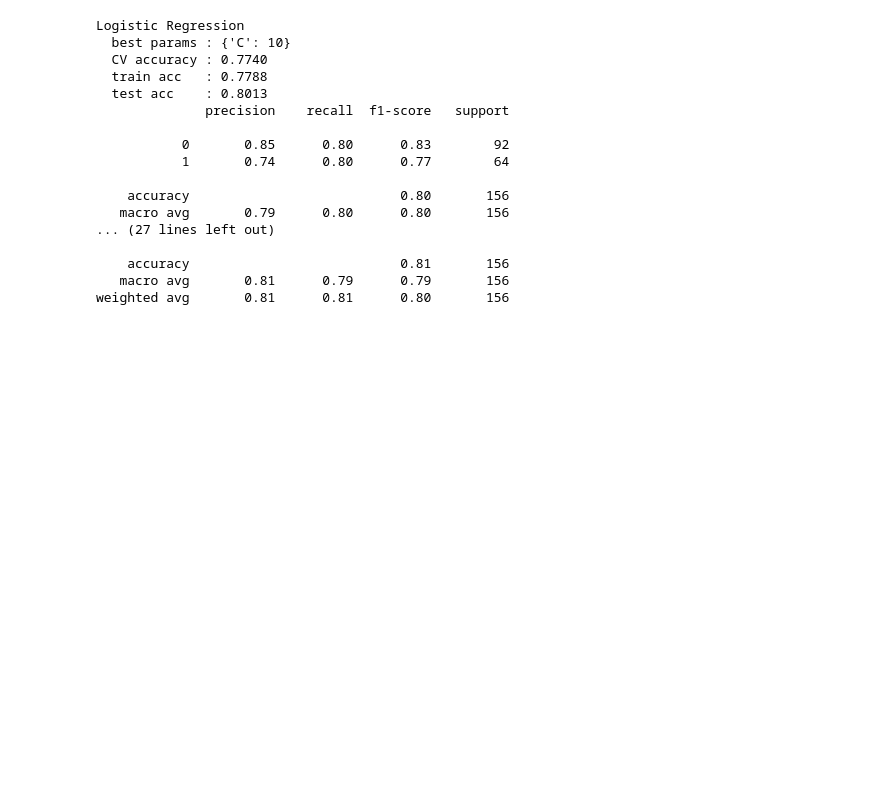
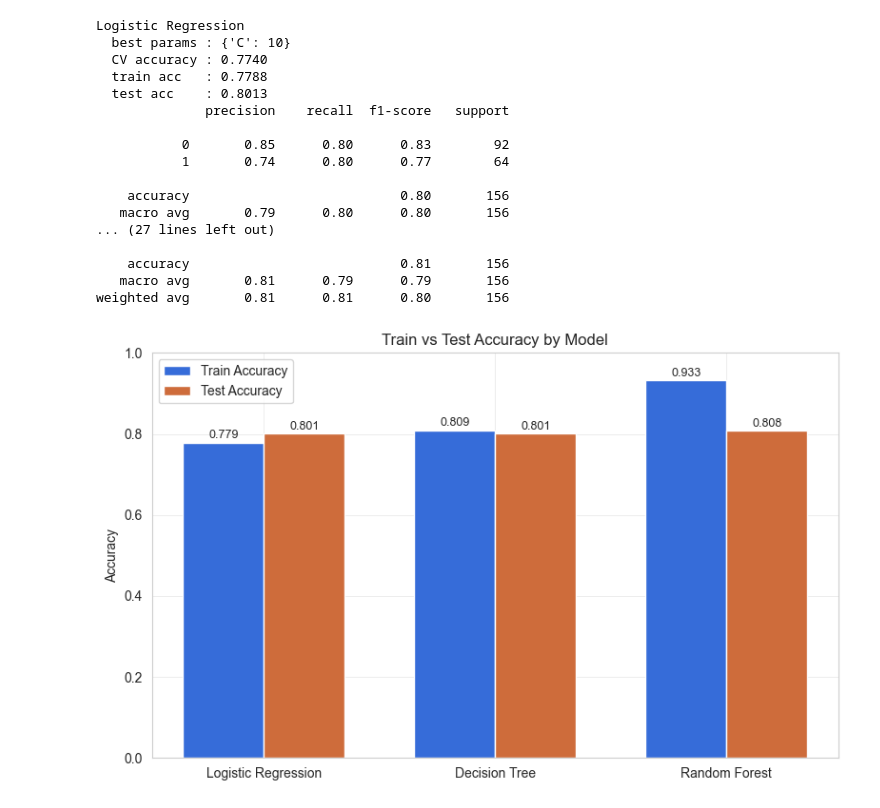
Before and after one commit to ymh3090/titanic-survival-prediction, a Jupyter notebook: sample.ipynb, the cells around one changed output. Saved outputs shown, nothing was run; the diff lists cells and outputs as text; code cells hidden in the pictures; blank space fills up the shorter version.

```diff
--- a/sample.ipynb
+++ b/sample.ipynb
@@ -629,3 +629,32 @@ Logistic Regression
     accuracy                           0.81       156
    macro avg       0.81      0.79      0.79       156
 weighted avg       0.81      0.81      0.80       156
+# %%
+names = list(results.keys())
+train_accs = [results[n]['train_acc'] for n in names]
+test_accs = [results[n]['test_acc'] for n in names]
+
+x = np.arange(len(names))
+width = 0.35
+
+fig, ax = plt.subplots(figsize=(8, 5))
+bars1 = ax.bar(x - width/2, train_accs, width, label='Train Accuracy')
+bars2 = ax.bar(x + width/2, test_accs, width, label='Test Accuracy')
+
+ax.set_ylabel('Accuracy')
+ax.set_title('Train vs Test Accuracy by Model')
+ax.set_xticks(x)
+ax.set_xticklabels(names)
+ax.set_ylim(0, 1.0)
+ax.legend()
+
+for bars in (bars1, bars2):
+    for b in bars:
+        h = b.get_height()
+        ax.annotate(f'{h:.3f}', xy=(b.get_x() + b.get_width()/2, h),
+                    xytext=(0, 3), textcoords='offset points', ha='center', fontsize=9)
+
+plt.tight_layout()
+plt.show()
+# %% [output]
+[figure, added]
```
Also changed, not shown: parts of 4 cells of this notebook.
